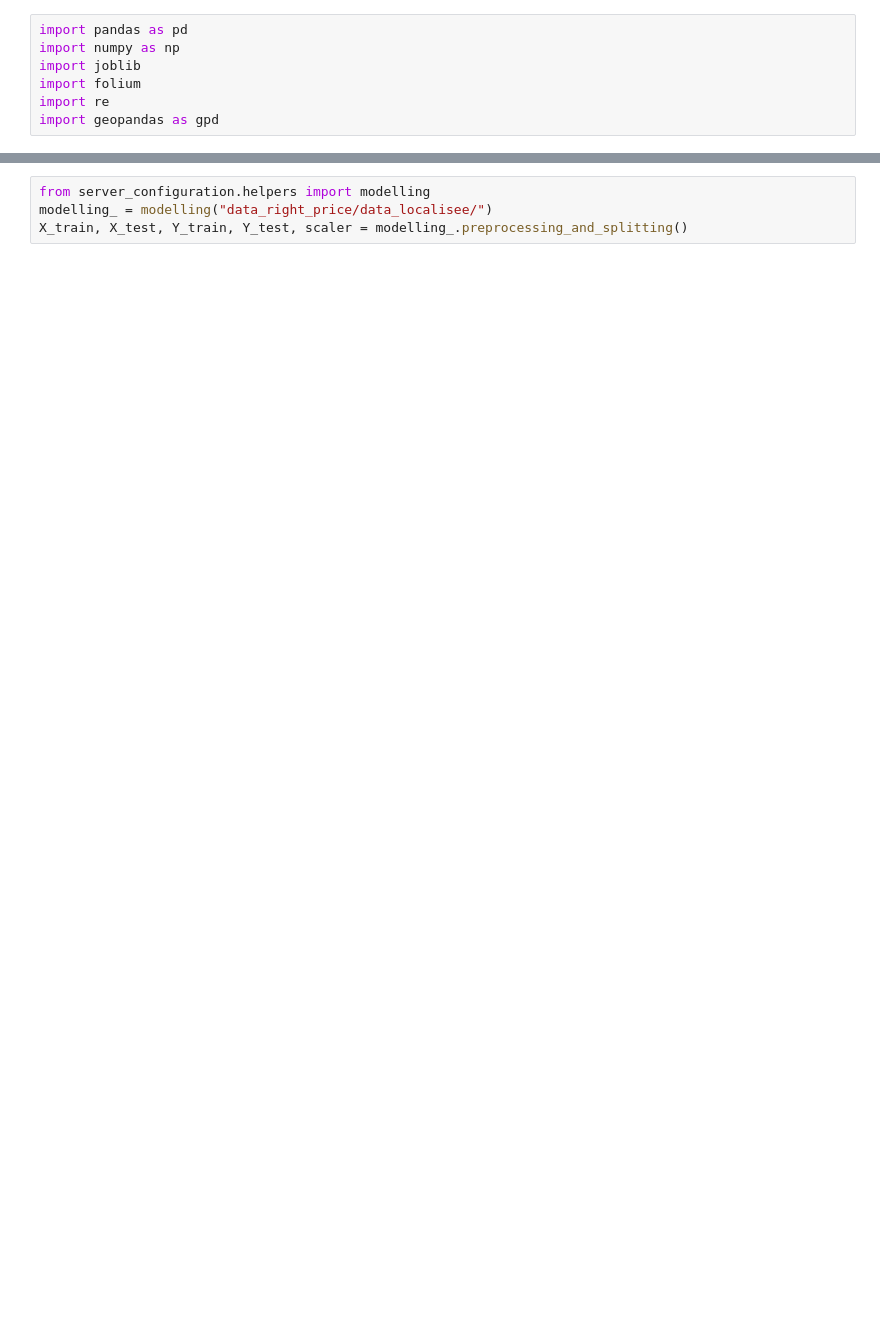
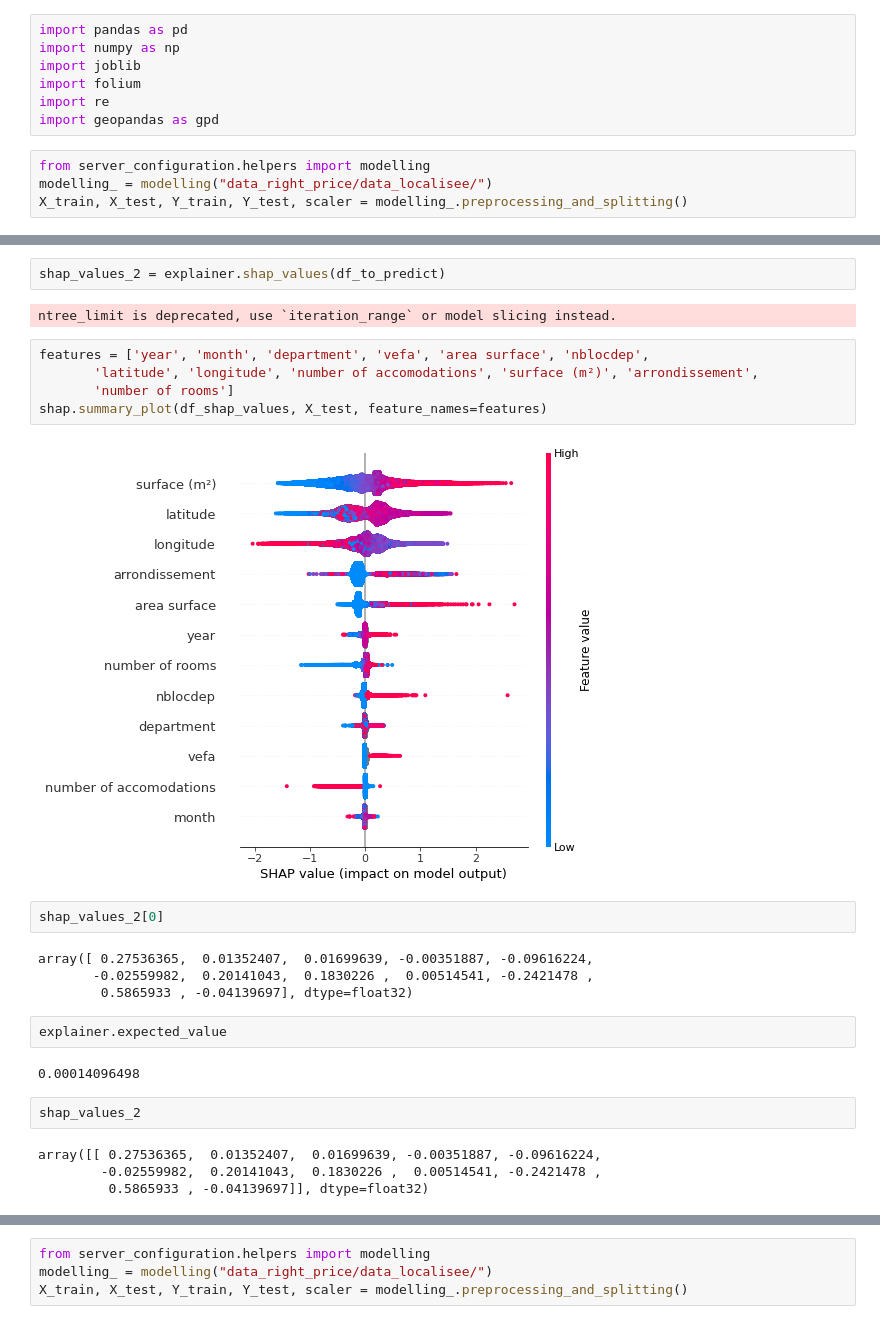
Before and after one commit to Juliette-De/the-right-price, a Jupyter notebook: test_py_file.ipynb, the cells around one changed output, grey strips where cells are left out. Drawn from its saved outputs; the diff is of its cells as text; blank space fills up the shorter version.

```diff
--- a/test_py_file.ipynb
+++ b/test_py_file.ipynb
@@ -5,3 +5,7 @@ import joblib
 import folium
 import re
 import geopandas as gpd
+# %%
+from server_configuration.helpers import modelling
+modelling_ = modelling("data_right_price/data_localisee/")
+X_train, X_test, Y_train, Y_test, scaler = modelling_.preprocessing_and_splitting()
@@ -7,0 +31,27 @@ import geopandas as gpd
+# %%
+shap_values_2 = explainer.shap_values(df_to_predict)
+# %% [output]
+ntree_limit is deprecated, use `iteration_range` or model slicing instead.
+# %%
+features = ['year', 'month', 'department', 'vefa', 'area surface', 'nblocdep',
+       'latitude', 'longitude', 'number of accomodations', 'surface (m²)', 'arrondissement',
+       'number of rooms']
+shap.summary_plot(df_shap_values, X_test, feature_names=features)
+# %% [output]
+[figure, added]
+# %%
+shap_values_2[0]
+# %% [output]
+array([ 0.27536365,  0.01352407,  0.01699639, -0.00351887, -0.09616224,
+       -0.02559982,  0.20141043,  0.1830226 ,  0.00514541, -0.2421478 ,
+        0.5865933 , -0.04139697], dtype=float32)
+# %%
+explainer.expected_value
+# %% [output]
+0.00014096498
+# %%
+shap_values_2
+# %% [output]
+array([[ 0.27536365,  0.01352407,  0.01699639, -0.00351887, -0.09616224,
+        -0.02559982,  0.20141043,  0.1830226 ,  0.00514541, -0.2421478 ,
+         0.5865933 , -0.04139697]], dtype=float32)
```
Also changed, not shown: parts of 19 cells of this notebook, 4 other files.
